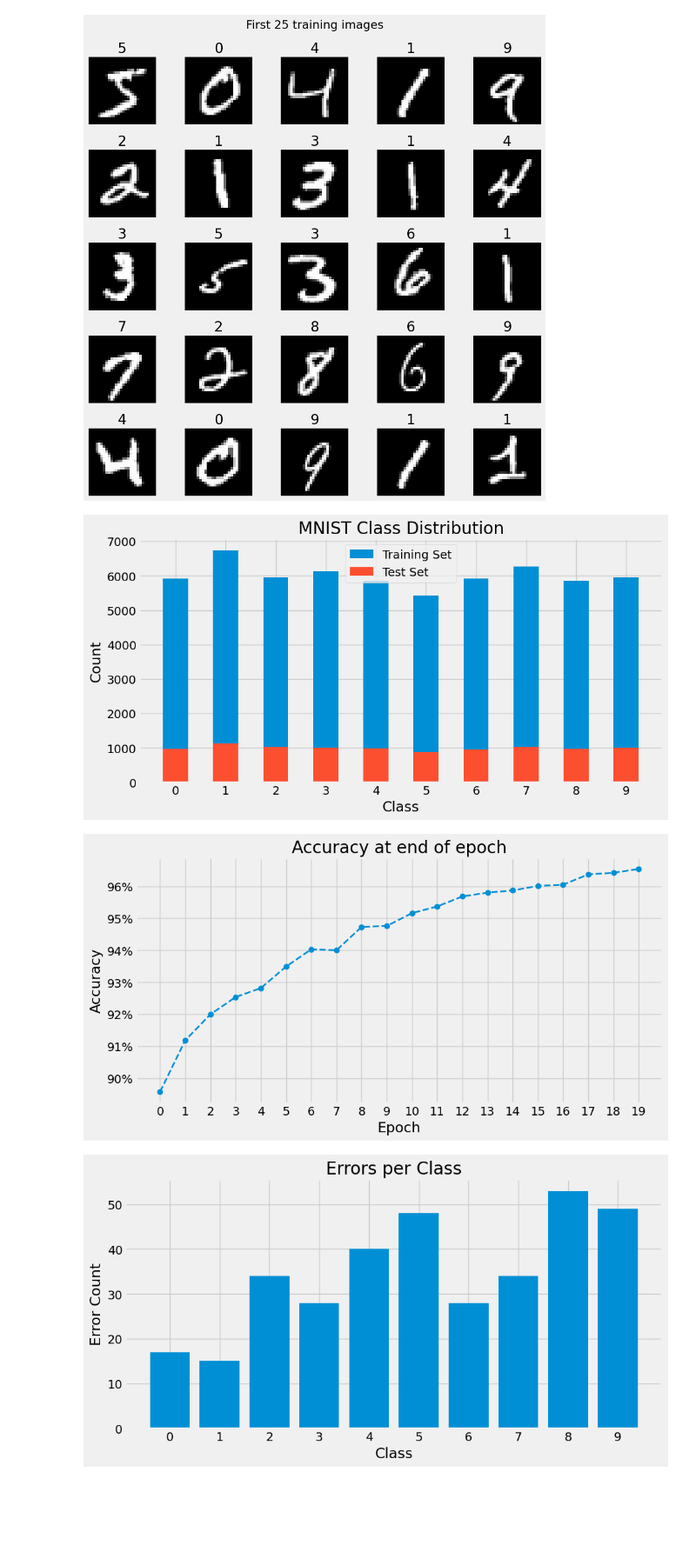
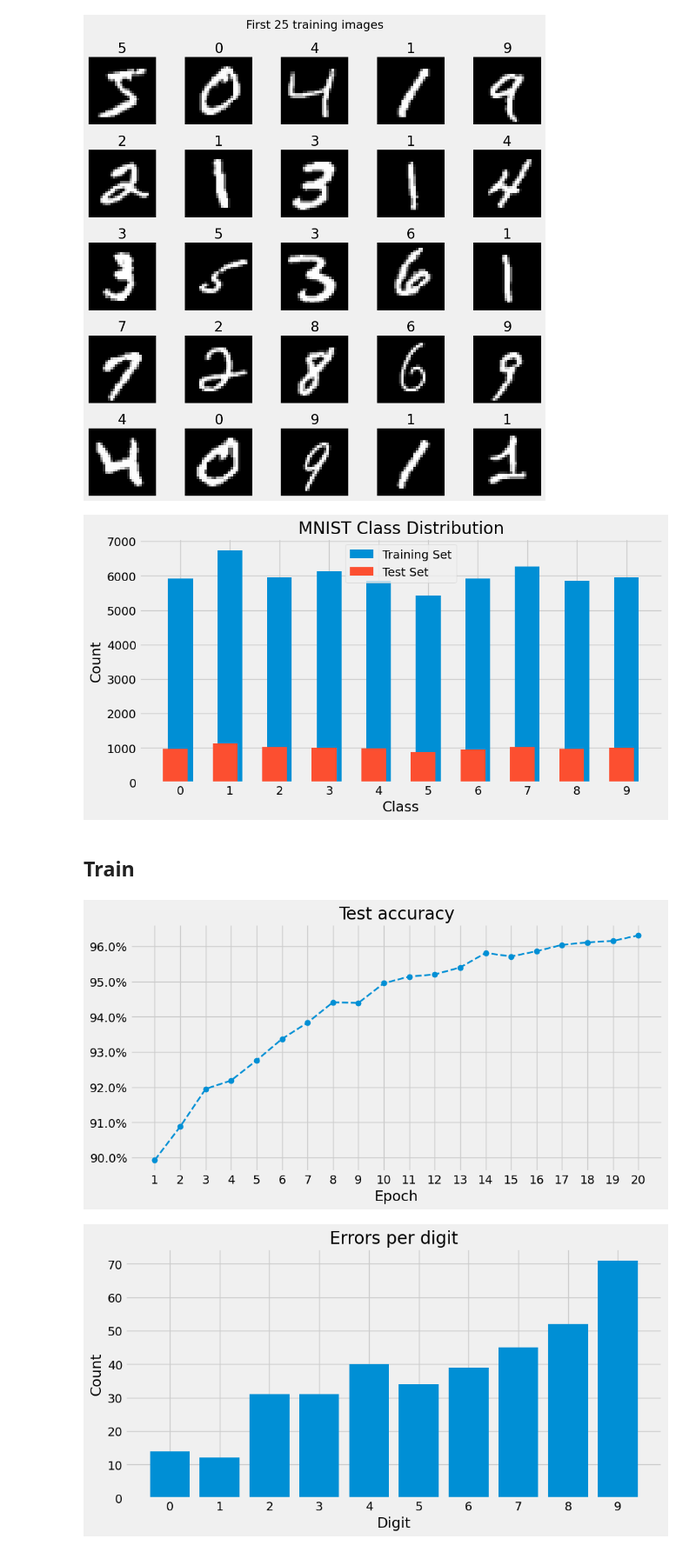
Before and after one commit to parsiad/micrograd-pp, a Jupyter notebook: examples/mnist.ipynb, the cells around one changed output. Shown: that part at 87% size. Drawn from its saved outputs; the diff is of its cells as text; code cells hidden in the pictures; blank space fills up the shorter version.

```diff
--- a/examples/mnist.ipynb
+++ b/examples/mnist.ipynb
@@ -26,15 +35,19 @@ plt.tight_layout()
 # %%
 plt.figure(figsize=(10, 5))
 plt.hist(train_labels, align="left", bins=range(11), rwidth=0.5, label="Training Set")
-plt.hist(test_labels, align="left", bins=range(11), rwidth=0.5, label="Test Set")
+plt.hist(test_labels, align="left", bins=np.arange(11) - 0.1, rwidth=0.5, label="Test Set")
 plt.xticks(range(10))
 plt.xlabel("Class")
 plt.ylabel("Count")
 plt.title("MNIST Class Distribution")
 plt.legend();
 # %% [output]
-[figure, old version]
+[figure, new version]
+# %% [markdown]
+## Train
 # %%
+np.random.seed(0)
+
 batch_sz = 64
 n_epochs = 20
 
@@ -76,7 +89,7 @@ def cross_entropy_loss(input_: mpp.Expr, target: mpp.Expr) -> mpp.Expr:
 
 # Train
 accuracies = []
-for epoch in trange(n_epochs):
+for epoch in trange(n_epochs, leave=False):
     for batch_index in np.random.permutation(np.arange(n_batches)):
         x = mpp.Constant(train_images_[batch_index])
         y = train_labels_[batch_index]
@@ -90,22 +103,23 @@ for epoch in trange(n_epochs):
     accuracies.append(accuracy)
 # %%
 plt.figure(figsize=(10, 5))
-plt.plot(np.array(accuracies) * 100, "--o")
-plt.xticks(range(len(accuracies)))
+y = np.array(accuracies) * 100
+x = np.arange(y.size) + 1
+plt.plot(x, y, "--o")
+plt.xticks(x)
 plt.xlabel("Epoch")
-plt.ylabel("Accuracy")
-plt.title("Accuracy at end of epoch")
-plt.gca().yaxis.set_major_formatter("{x:.0f}%")
+plt.title("Test accuracy")
+plt.gca().yaxis.set_major_formatter("{x}%")
 # %% [output]
-[figure, old version]
+[figure, new version]
 # %%
 plt.figure(figsize=(10, 5))
 errors = (pred_labels != test_labels)
 error_counts = np.bincount(test_labels[errors])
 plt.bar(range(10), error_counts, tick_label=range(10))
-plt.xlabel("Class")
-plt.ylabel("Error Count")
-plt.title("Errors per Class")
+plt.xlabel("Digit")
+plt.ylabel("Count")
+plt.title("Errors per digit")
 plt.show()
 # %% [output]
-[figure, old version]
+[figure, new version]
```
Also changed, not shown: parts of 2 cells of this notebook, 1 other file.
